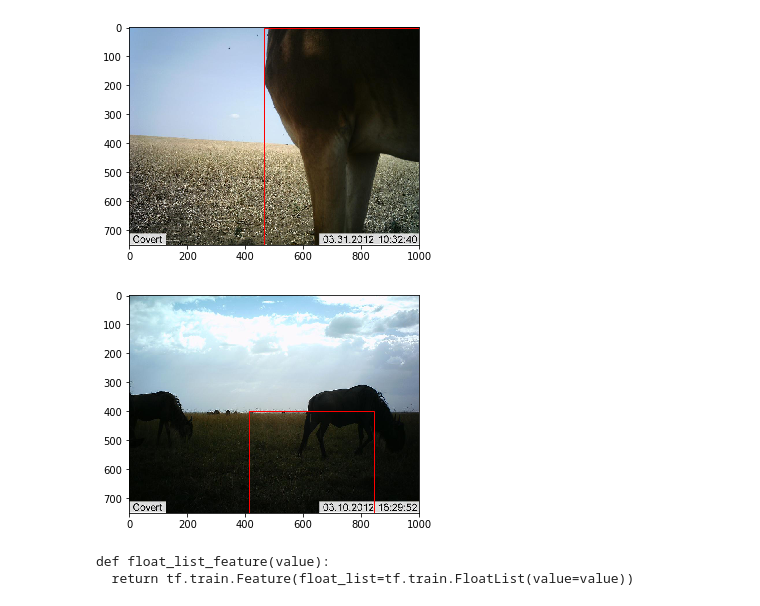
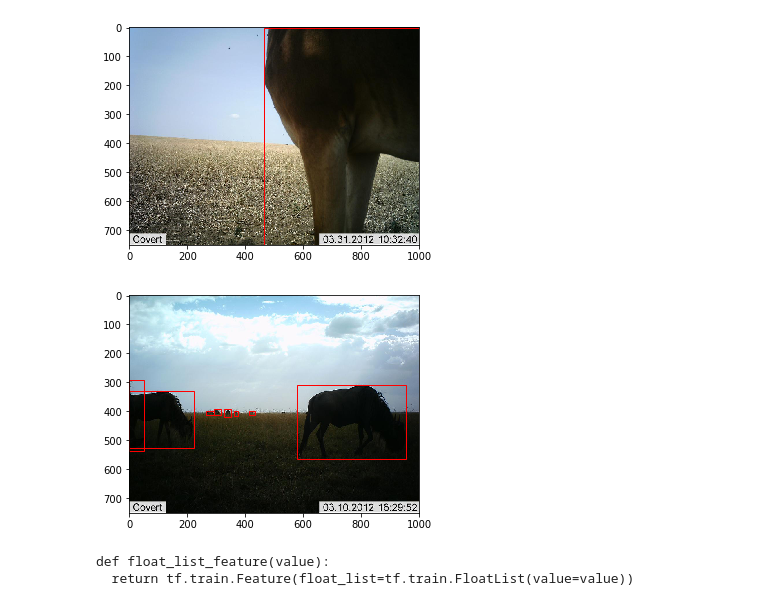
Before and after one commit to Manish-rai21bit/camera-trap-detection, a Jupyter notebook: Data_Model_wip.ipynb, the cells around one changed output. Cells and saved outputs as stored; diff of their text form; code cells hidden in the pictures.

```diff
--- a/Data_Model_wip.ipynb
+++ b/Data_Model_wip.ipynb
@@ -548,9 +548,6 @@ for j in range(0, xmin[0].shape[0]):
         xmaxs.append(int(xmax[1][j]*1000))
         ymaxs.append(int(ymax[1][j]*750))
 
-mins = list(zip(xmin, ymin))
-maxs = list(zip(xmax, ymax))
-
 img = img0
 encoded_jpg_io = io.BytesIO(img)
 image = Image.open(encoded_jpg_io)
@@ -561,8 +558,9 @@ fig,ax = plt.subplots(1)
 
 # Display the image
 ax.imshow(image)
-rect = patches.Rectangle((xmins[0],ymins[0]),xmaxs[0], ymaxs[0],linewidth=1,edgecolor='r',facecolor='none')
-ax.add_patch(rect)
+for s in range(len(xmins)):
+    rect = patches.Rectangle((xmins[s],ymins[s]),(xmaxs[s]-xmins[s]), (ymaxs[s] - ymins[s]),linewidth=1,edgecolor='r',facecolor='none')
+    ax.add_patch(rect)
 
 plt.show()
 # %% [output]
@@ -570,35 +568,34 @@ plt.show()
 # %%
 xmins = []
 ymins = []
 xmaxs = []
 ymaxs = []
 i = 1
 for j in range(0, xmin[0].shape[0]):
     if xmin[0][j][0] == i:
         xmins.append(int(xmin[1][j]*1000))
         ymins.append(int(ymin[1][j]*750))
         xmaxs.append(int(xmax[1][j]*1000))
         ymaxs.append(int(ymax[1][j]*750))
 
-mins = list(zip(xmin, ymin))
-maxs = list(zip(xmax, ymax))
-
 img = img1
 encoded_jpg_io = io.BytesIO(img)
 image = Image.open(encoded_jpg_io)
 width, height = image.size
 
 # Create figure and axes
 fig,ax = plt.subplots(1)
 
 # Display the image
+# s = 6
 ax.imshow(image)
-rect = patches.Rectangle((xmins[0],ymins[0]),xmaxs[0], ymaxs[0],linewidth=1,edgecolor='r',facecolor='none')
-ax.add_patch(rect)
+for s in range(len(xmins)):
+    rect = patches.Rectangle((xmins[s],ymins[s]),(xmaxs[s]-xmins[s]), (ymaxs[s] - ymins[s]),linewidth=1,edgecolor='r',facecolor='none')
+    ax.add_patch(rect)
 
 plt.show()
 # %% [output]
-[figure, old version]
+[figure, new version]
 # %%
 import inspect
 lines = inspect.getsource(dataset_util.float_list_feature)
```
Also changed, not shown: parts of 4 cells of this notebook.
